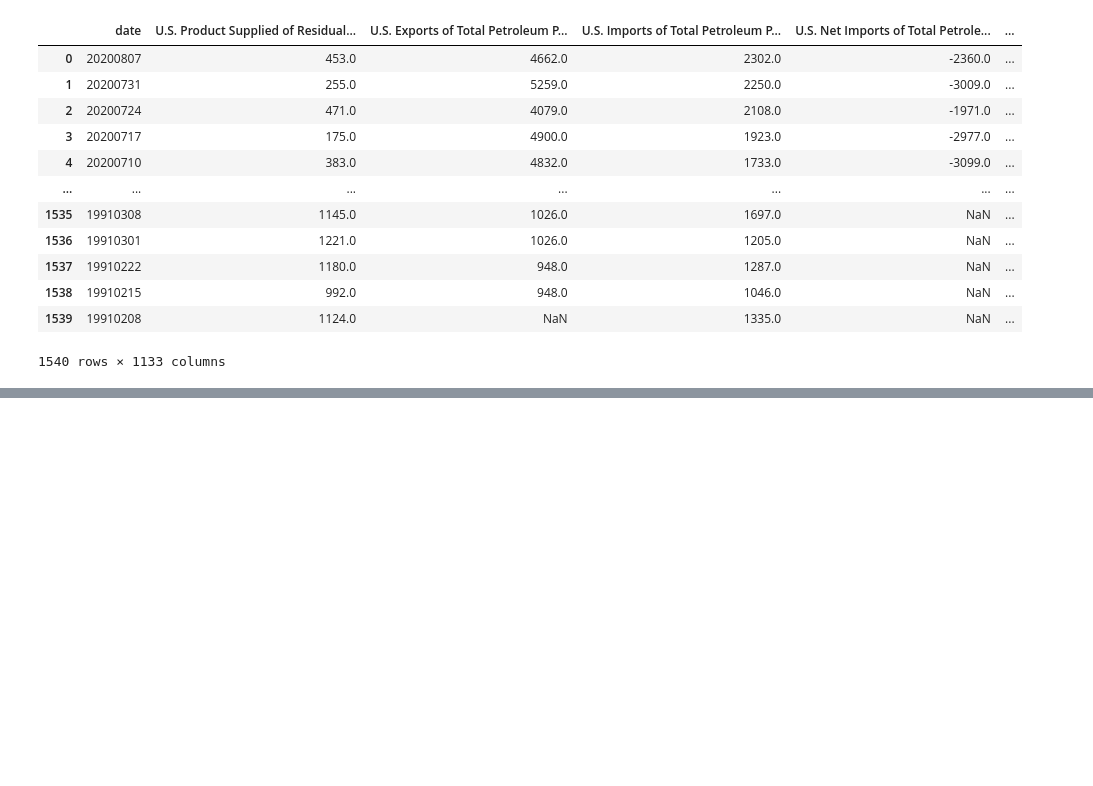
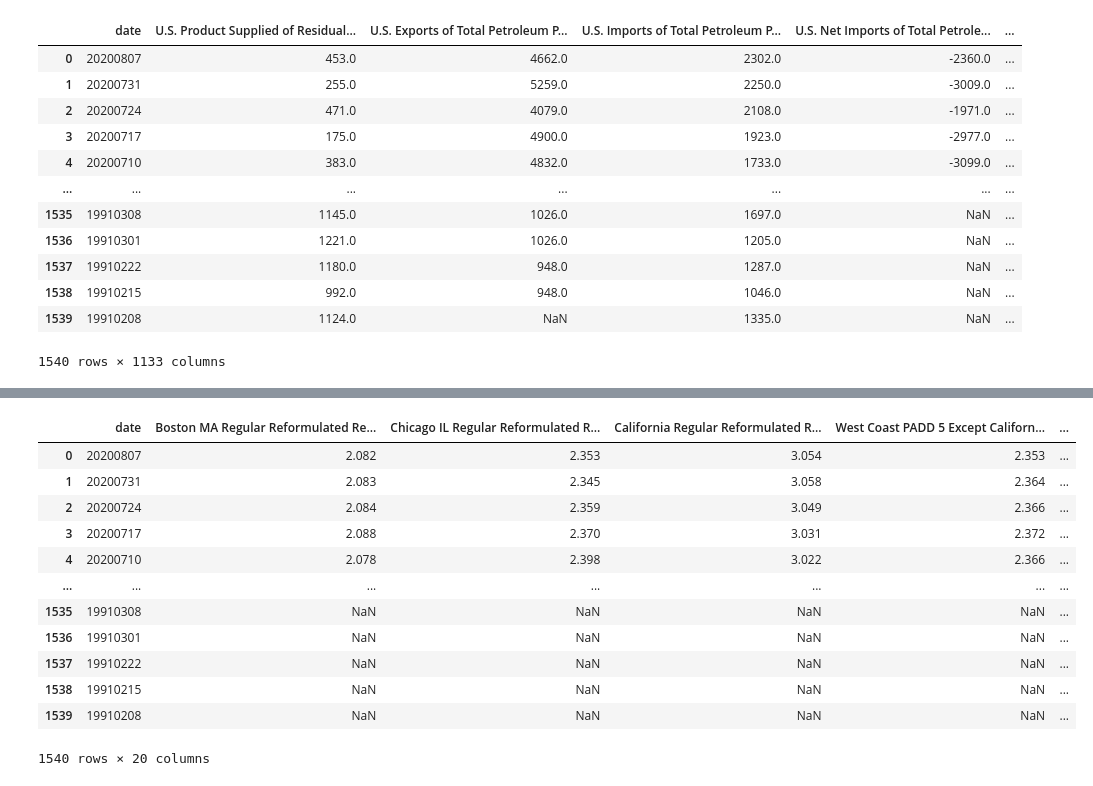
Before and after one commit to bgithub1/barchartacs, a Jupyter notebook: barchartacs/eia_download.ipynb, the cells around one changed output, grey strips where cells are left out. Drawn from its saved outputs; the diff is of its cells as text; code cells hidden in the pictures; blank space fills up the shorter version.

```diff
--- a/barchartacs/eia_download.ipynb
+++ b/barchartacs/eia_download.ipynb
@@ -119,0 +291,4 @@ Dash is running on http://127.0.0.1:8050/
+# %%
+cols = [c for c in df_pet.columns.values if len(re.findall('Regular Reformulated Retail Gasoline Prices Weekly',c))>0]
+# cols = [c for c in cols if 'except' not in c.lower()]
+# cols = [c for c in cols if 'all' not in c.lower()]
@@ -119,0 +317,16 @@ Dash is running on http://127.0.0.1:8050/
+# %%
+df_pet[['date']+cols]
+# %% [output]
+|  | date | Boston MA Regular Reformulated Re... | Chicago IL Regular Reformulated R... | California Regular Reformulated R... | West Coast PADD 5 Except Californ... | ... |
+| 0 | 20200807 | 2.082 | 2.353 | 3.054 | 2.353 | ... |
+| 1 | 20200731 | 2.083 | 2.345 | 3.058 | 2.364 | ... |
+| 2 | 20200724 | 2.084 | 2.359 | 3.049 | 2.366 | ... |
+| 3 | 20200717 | 2.088 | 2.370 | 3.031 | 2.372 | ... |
+| 4 | 20200710 | 2.078 | 2.398 | 3.022 | 2.366 | ... |
+| ... | ... | ... | ... | ... | ... | ... |
+| 1535 | 19910308 | NaN | NaN | NaN | NaN | ... |
+| 1536 | 19910301 | NaN | NaN | NaN | NaN | ... |
+| 1537 | 19910222 | NaN | NaN | NaN | NaN | ... |
+| 1538 | 19910215 | NaN | NaN | NaN | NaN | ... |
+| 1539 | 19910208 | NaN | NaN | NaN | NaN | ... |
+1540 rows × 20 columns
```
Also changed, not shown: parts of 17 cells of this notebook, 3 other files.
